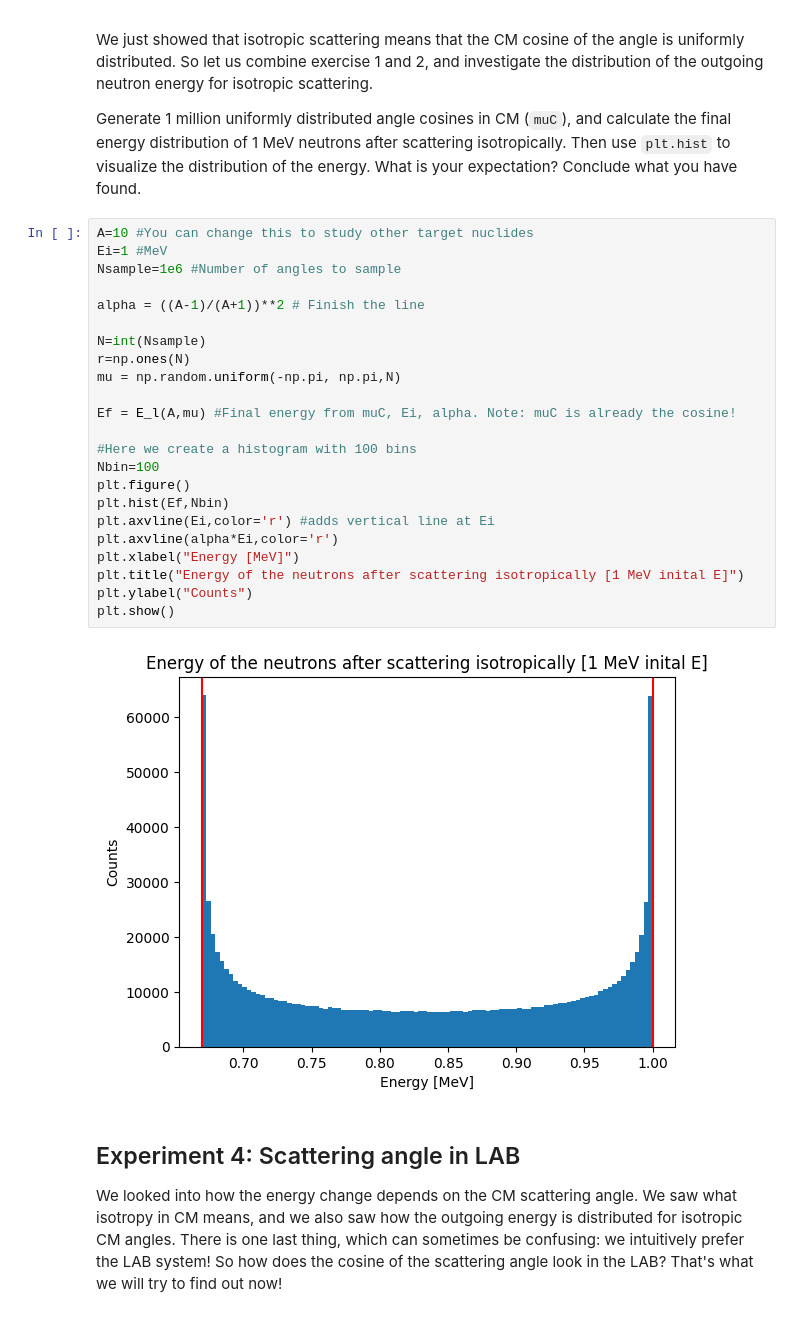
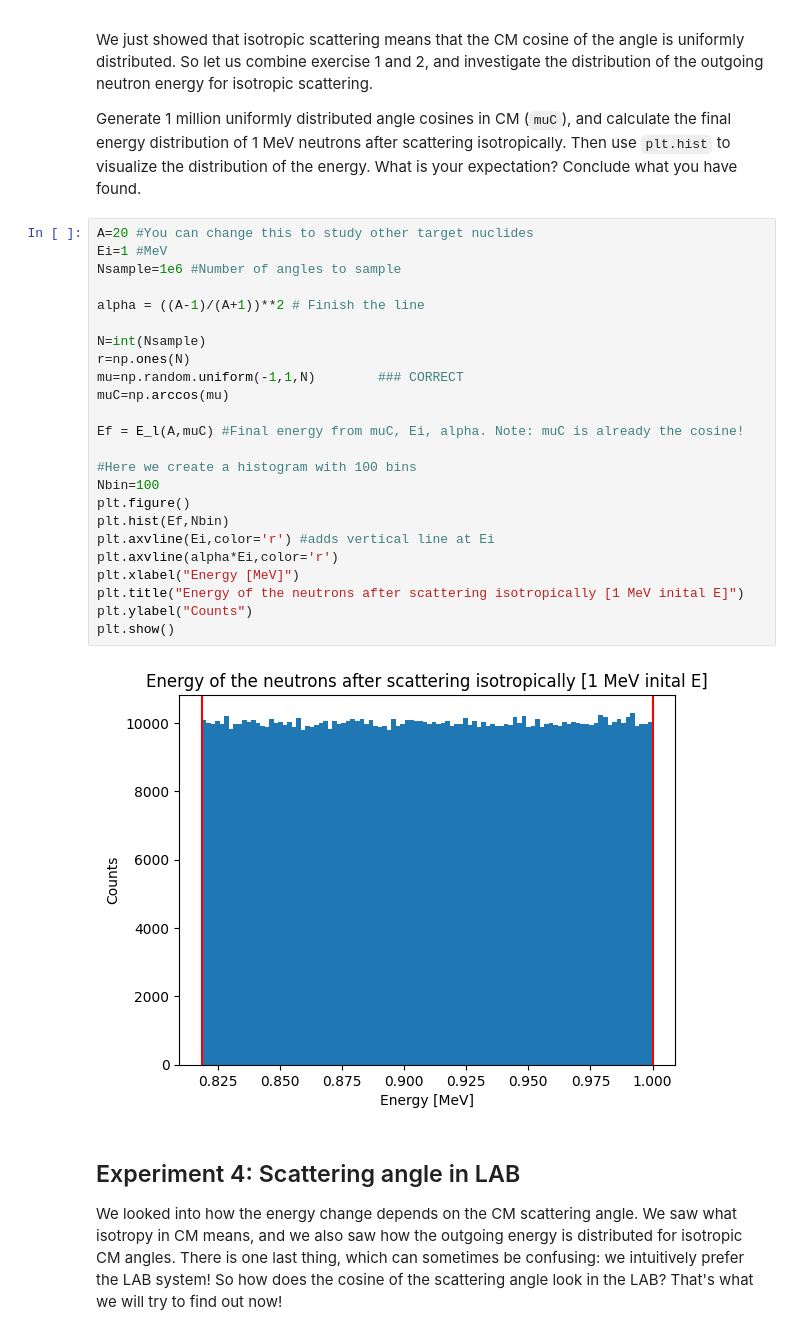
Before and after one commit to sewerininc/poetry_envs, a Jupyter notebook: reaktorfysik/RFP/Datalabs/Datalab04/4-Scattering_MCintro.ipynb, the cells around one changed output. Saved outputs shown, nothing was run; the diff lists cells and outputs as text.

```diff
--- a/reaktorfysik/RFP/Datalabs/Datalab04/4-Scattering_MCintro.ipynb
+++ b/reaktorfysik/RFP/Datalabs/Datalab04/4-Scattering_MCintro.ipynb
@@ -151,30 +151,31 @@ We just showed that isotropic scattering means that the CM cosine of the angle i
 
 Generate 1 million uniformly distributed angle cosines in CM (`muC`), and  calculate the final energy distribution of 1 MeV neutrons after scattering isotropically. Then use `plt.hist` to visualize the distribution of the energy. What is your  expectation? Conclude what you have found.
 # %%
-A=10 #You can change this to study other target nuclides
+A=20 #You can change this to study other target nuclides
 Ei=1 #MeV
 Nsample=1e6 #Number of angles to sample
 
 alpha = ((A-1)/(A+1))**2 # Finish the line
 
 N=int(Nsample)
 r=np.ones(N)
-mu = np.random.uniform(-np.pi, np.pi,N)
+mu=np.random.uniform(-1,1,N)        ### CORRECT
+muC=np.arccos(mu)
 
-Ef = E_l(A,mu) #Final energy from muC, Ei, alpha. Note: muC is already the cosine!
+Ef = E_l(A,muC) #Final energy from muC, Ei, alpha. Note: muC is already the cosine!
 
 #Here we create a histogram with 100 bins
 Nbin=100
 plt.figure()
 plt.hist(Ef,Nbin)
 plt.axvline(Ei,color='r') #adds vertical line at Ei
 plt.axvline(alpha*Ei,color='r')
 plt.xlabel("Energy [MeV]")
 plt.title("Energy of the neutrons after scattering isotropically [1 MeV inital E]")
 plt.ylabel("Counts")
 plt.show()
 # %% [output]
-[figure, old version]
+[figure, new version]
 # %% [markdown]
 ## Experiment 4: Scattering angle in LAB
 
```
Also changed, not shown: parts of 15 cells of this notebook, 5 other files.
